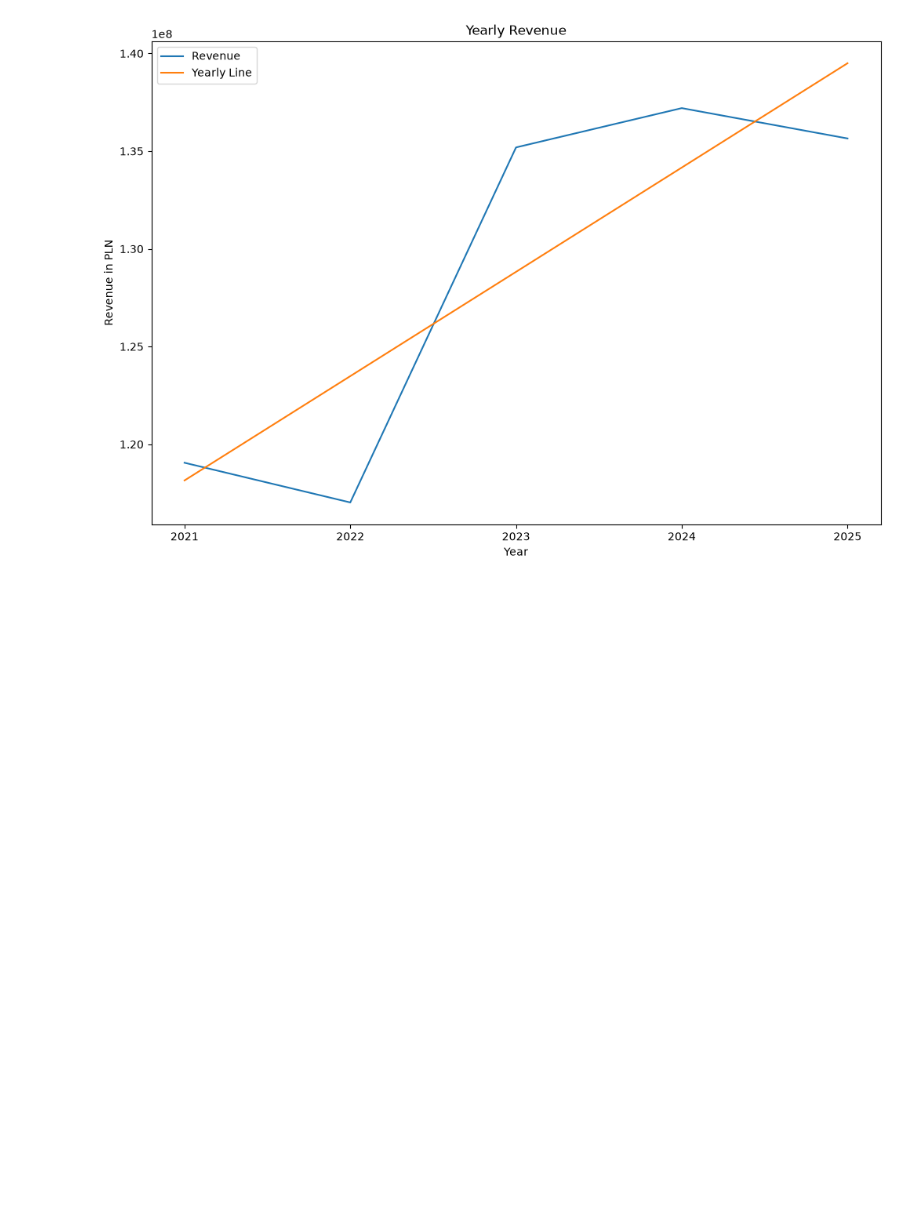
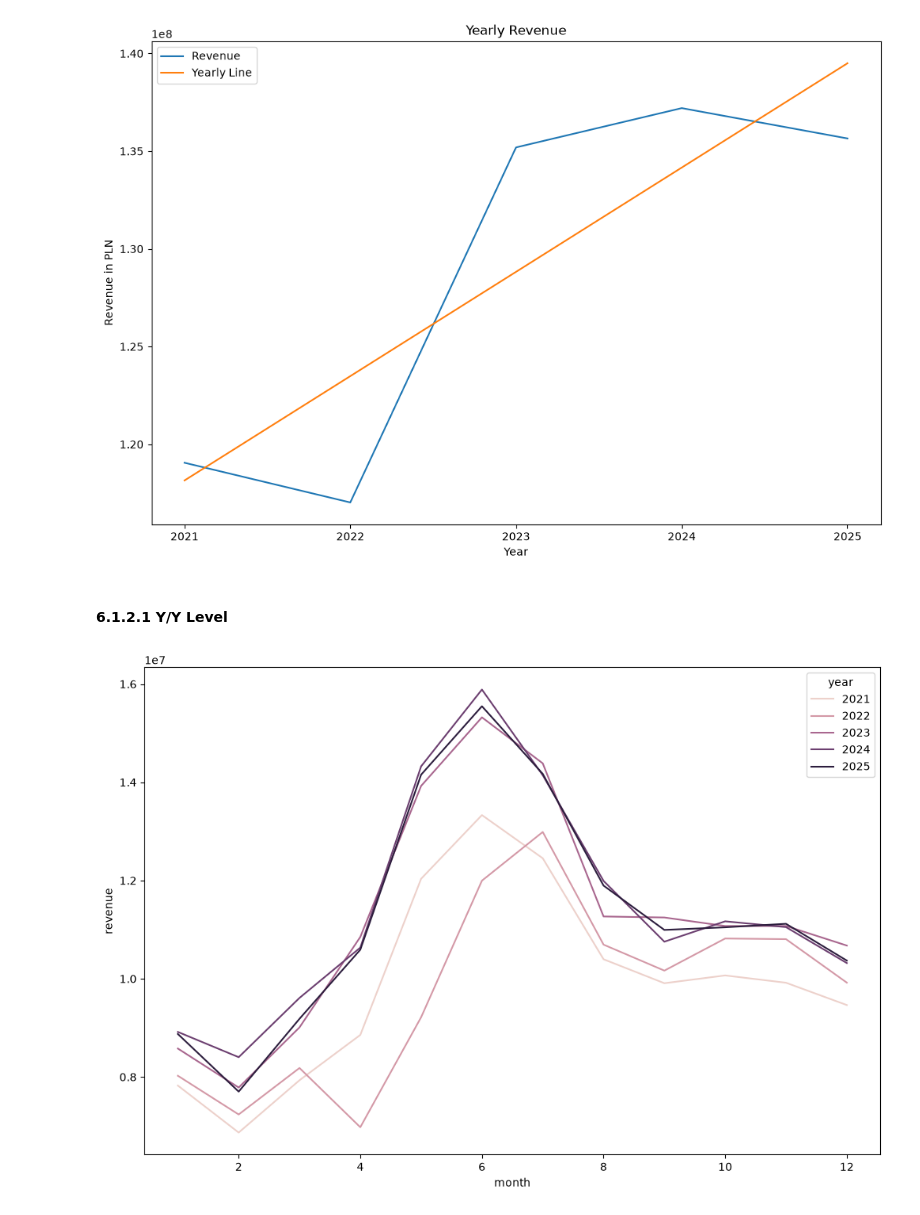
Before and after one commit to Grzegosh/sku_prediction, a Jupyter notebook: EDA.ipynb, the cells around one changed output. Cells and saved outputs as stored; diff of their text form; code cells hidden in the pictures; blank space fills up the shorter version.

```diff
--- a/EDA.ipynb
+++ b/EDA.ipynb
@@ -142,3 +143,14 @@ plt.xlabel("Year")
 # %% [output]
 Text(0.5, 0, 'Year')
 [figure]
+# %% [markdown]
+#### 6.1.2.1 Y/Y Level
+# %%
+base = fact_sales_agg_daily_calendar.groupby(
+    ['year','month']
+)['revenue'].sum().reset_index()
+
+plt.figure(figsize=(12,8))
+sns.lineplot(base, x='month', y='revenue', hue='year');
+# %% [output]
+[figure, added]
```
Also changed, not shown: parts of 8 cells of this notebook.
